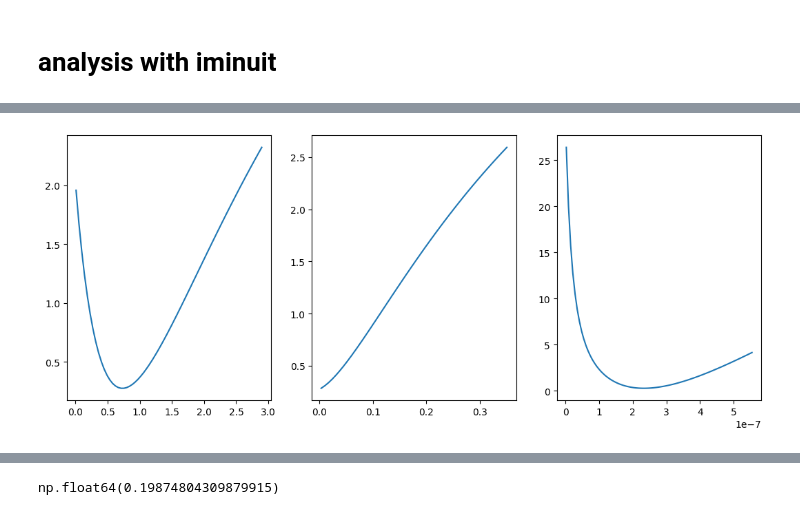
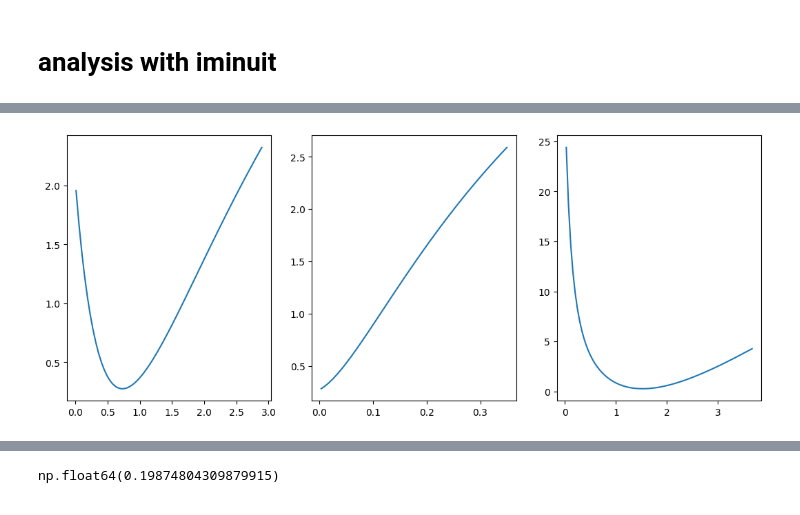
Before and after one commit to HeSeebach/ScalarHadronizer, a Jupyter notebook: parameter_fits.ipynb, the cells around one changed output, grey strips where cells are left out. Cells and saved outputs as stored; diff of their text form; code cells hidden in the pictures.

Commit message:
incorporated decay widths

```diff
--- a/parameter_fits.ipynb
+++ b/parameter_fits.ipynb
@@ -1233,12 +246,0 @@ res=optimize.minimize(chi2,(1,1,gamma_tot_central),method='Nelder-Mead',bounds=[
-# %%
-print(res.message)
-print(f'chi2: {res.fun}')
-print(f'Parameters:')
-print(f'\t ws: {res.x[0]}')
-print(f'\t wv: {res.x[1]} ')
-print(f'\t gamma_tot: {res.x[2]}, distance to central value: {1-res.x[2]/gamma_tot_central}')
-print('resulting decay widths:')
-br_pi,br_K=pi_K_brs_2GeV(res.x[0],res.x[1])
-print(f'br_pi: {br_pi}, gamma_pi: {br_pi*res.x[2]}, distrance to central value: {1-br_pi*res.x[2]/gamma_pi_central}')
-print(f'br_K: {br_K}, gamma_K: {br_K*res.x[2]}, distrance to central value: {1-br_K*res.x[2]/gamma_K_central}')
-print(f'')
@@ -1278,3 +246,0 @@ np.float64(4.1168942741230906e-08)
-# %%
-SH=ScalarHadronizer(2000,0.4,1,1,0,0,0)
-SH.print_initial_states()
@@ -1305,3 +246,0 @@ print((gamma_pi_upper-gamma_pi_lower))
-# %%
-a=np.arange(0,5)
-np.where(a<2,1,0)
@@ -1896,14 +825,14 @@ ax.legend()
 # %%
 from iminuit import Minuit
 
-def nll_minuit(ws,wv,gamma_tot):
+def nll_minuit(ws,wv,gamma_fac):
     br_pi,br_K=pi_K_brs_2GeV(ws,wv)
-    gamma_pi=br_pi*gamma_tot
-    gamma_K=br_K*gamma_tot
-    return -logL_model(gamma_pi,gamma_pi_central,gamma_pi_upper,gamma_pi_lower)-logL_model(gamma_K,gamma_K_central,gamma_K_upper,gamma_K_lower)-logL_model(gamma_tot,gamma_tot_central,gamma_tot_upper,gamma_tot_lower)
+    gamma_pi=br_pi*gamma_fac*gamma_tot_central
+    gamma_K=br_K*gamma_fac*gamma_tot_central
+    return -logL_model(gamma_pi,gamma_pi_central,gamma_pi_upper,gamma_pi_lower)-logL_model(gamma_K,gamma_K_central,gamma_K_upper,gamma_K_lower)-logL_model(gamma_fac,1,gamma_tot_upper/gamma_tot_central,gamma_tot_lower/gamma_tot_central)
 
-m = Minuit(nll_minuit, ws=1,wv=0.5,gamma_tot=gamma_tot_central)
-m.limits=[(0,10),(0,1),(0,gamma_tot_upper*2)]
+m = Minuit(nll_minuit, ws=1,wv=0.5,gamma_fac=1)
+m.limits=[(0,10),(0,1),(0,10)]
 m.errordef = Minuit.LIKELIHOOD
 m.migrad()
 m.hesse()
@@ -1937,8 +847,8 @@ cov_matrix=np.array(m.covariance)
 # %%
 #likelihood profiles
 fig,axis=plt.subplots(1,3,figsize=(13,5))
-for i,a in enumerate(['ws','wv','gamma_tot']):
+for i,a in enumerate(['ws','wv','gamma_fac']):
     x,y=m.profile(a)
     axis[i].plot(x[x>0],y[x>0])
 # %% [output]
-[figure, old version]
+[figure, new version]
```
Also changed, not shown: parts of 104 cells of this notebook, 5 other files.
